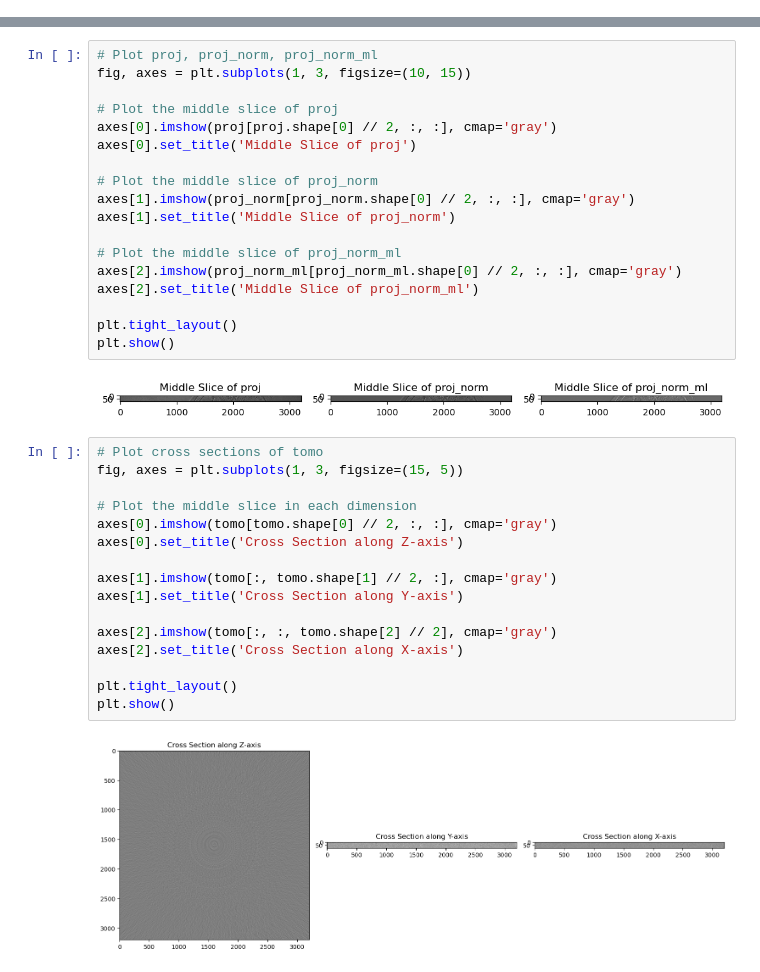
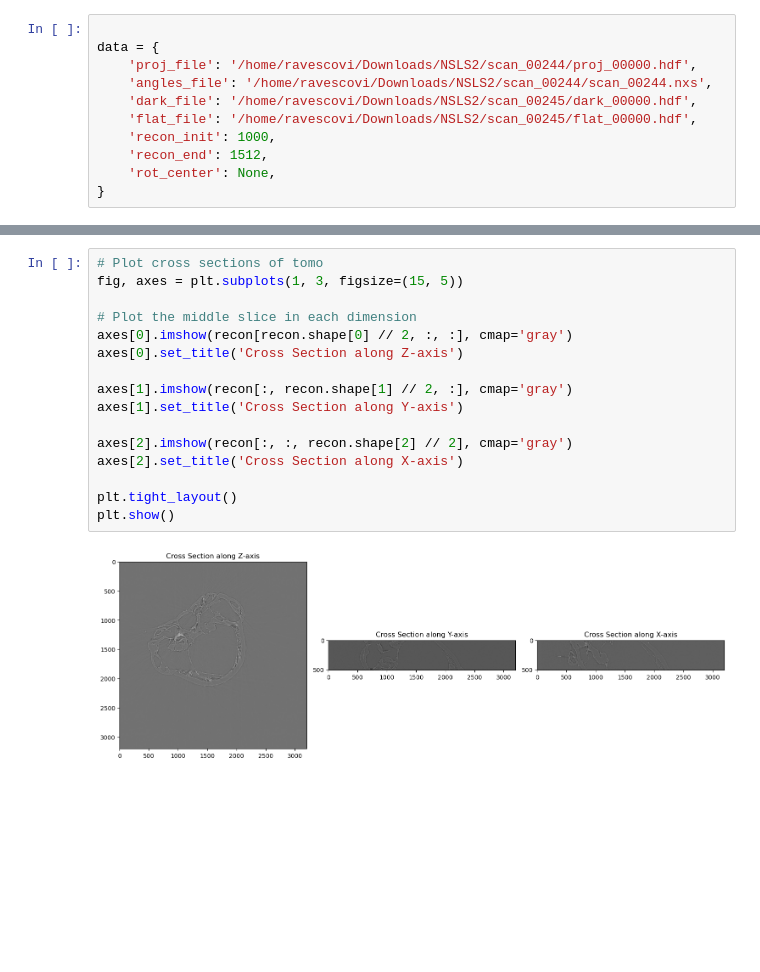
Before and after one commit to globus-labs/tomography_flow, a Jupyter notebook: notebooks/tomo_nsls_244.ipynb, the cells around one changed output, grey strips where cells are left out. Saved outputs shown, nothing was run; the diff lists cells and outputs as text; blank space fills up the shorter version.

```diff
--- a/notebooks/tomo_nsls_244.ipynb
+++ b/notebooks/tomo_nsls_244.ipynb
@@ -1,3 +1,14 @@
+# %%
+
+data = {
+    'proj_file': '/home/ravescovi/Downloads/NSLS2/scan_00244/proj_00000.hdf',
+    'angles_file': '/home/ravescovi/Downloads/NSLS2/scan_00244/scan_00244.nxs',
+    'dark_file': '/home/ravescovi/Downloads/NSLS2/scan_00245/dark_00000.hdf',
+    'flat_file': '/home/ravescovi/Downloads/NSLS2/scan_00245/flat_00000.hdf',
+    'recon_init': 1000,
+    'recon_end': 1512,
+    'rot_center': None,
+}
 # %%
 import h5py
 import matplotlib.pyplot as plt
@@ -60,38 +85,18 @@ tomo (100, 3200, 3200)
 # %%
-# Plot proj, proj_norm, proj_norm_ml
-fig, axes = plt.subplots(1, 3, figsize=(10, 15))
+# Plot cross sections of tomo
+fig, axes = plt.subplots(1, 3, figsize=(15, 5))
 
-# Plot the middle slice of proj
-axes[0].imshow(proj[proj.shape[0] // 2, :, :], cmap='gray')
-axes[0].set_title('Middle Slice of proj')
+# Plot the middle slice in each dimension
+axes[0].imshow(recon[recon.shape[0] // 2, :, :], cmap='gray')
+axes[0].set_title('Cross Section along Z-axis')
 
-# Plot the middle slice of proj_norm
-axes[1].imshow(proj_norm[proj_norm.shape[0] // 2, :, :], cmap='gray')
-axes[1].set_title('Middle Slice of proj_norm')
+axes[1].imshow(recon[:, recon.shape[1] // 2, :], cmap='gray')
+axes[1].set_title('Cross Section along Y-axis')
 
-# Plot the middle slice of proj_norm_ml
-axes[2].imshow(proj_norm_ml[proj_norm_ml.shape[0] // 2, :, :], cmap='gray')
-axes[2].set_title('Middle Slice of proj_norm_ml')
+axes[2].imshow(recon[:, :, recon.shape[2] // 2], cmap='gray')
+axes[2].set_title('Cross Section along X-axis')
 
 plt.tight_layout()
 plt.show()
 # %% [output]
-[figure, old version]
+[figure, new version]
-# %%
-# Plot cross sections of tomo
-fig, axes = plt.subplots(1, 3, figsize=(15, 5))
-
-# Plot the middle slice in each dimension
-axes[0].imshow(tomo[tomo.shape[0] // 2, :, :], cmap='gray')
-axes[0].set_title('Cross Section along Z-axis')
-
-axes[1].imshow(tomo[:, tomo.shape[1] // 2, :], cmap='gray')
-axes[1].set_title('Cross Section along Y-axis')
-
-axes[2].imshow(tomo[:, :, tomo.shape[2] // 2], cmap='gray')
-axes[2].set_title('Cross Section along X-axis')
-
-plt.tight_layout()
-plt.show()
-# %% [output]
-[figure, removed]
```
Also changed, not shown: parts of 3 cells of this notebook.
